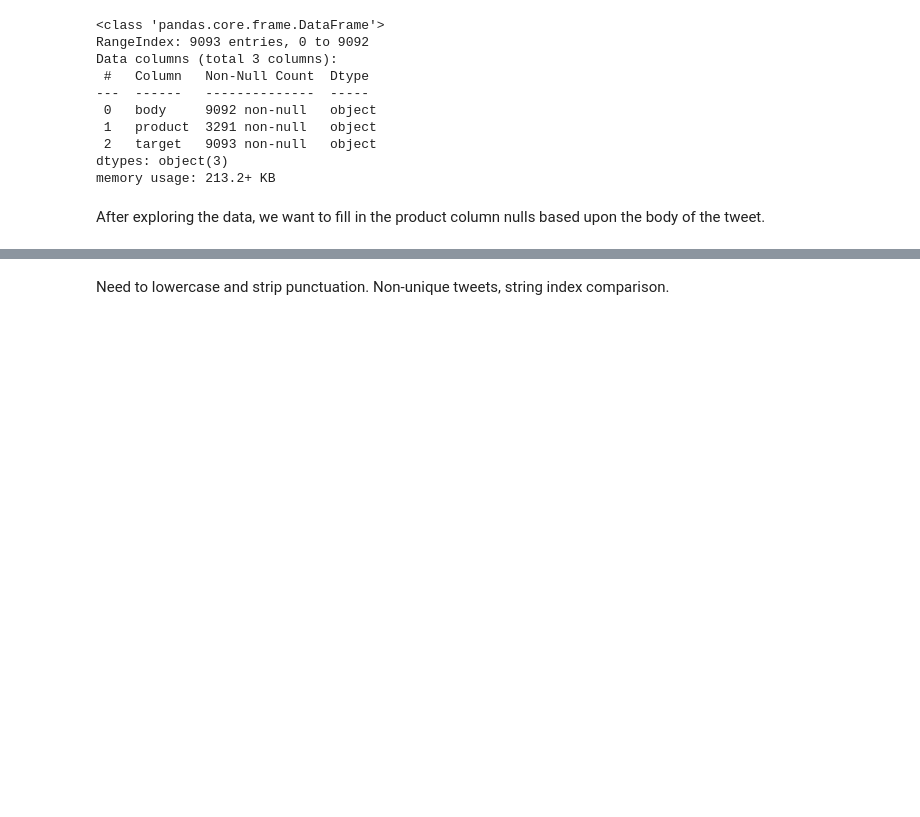
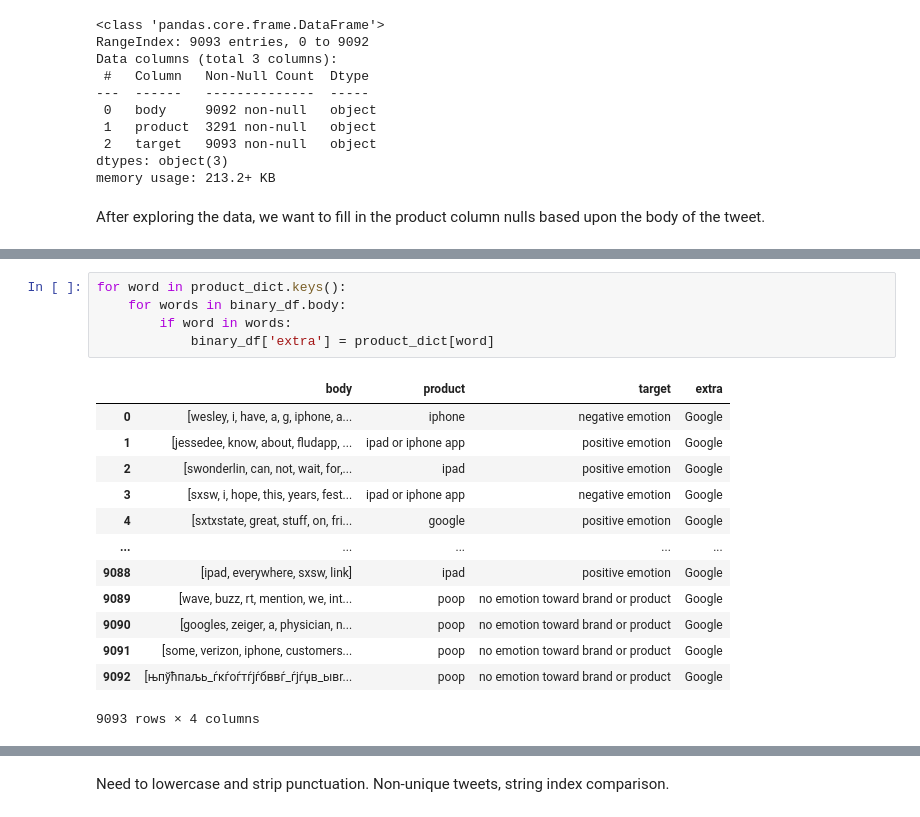
Before and after one commit to Kmulla19/Project4, a Jupyter notebook: notebook.ipynb, the cells around one changed output, grey strips where cells are left out. Saved outputs shown, nothing was run; the diff lists cells and outputs as text; blank space fills up the shorter version.

```diff
--- a/notebook.ipynb
+++ b/notebook.ipynb
@@ -142,0 +244,19 @@ binary_df
+# %%
+for word in product_dict.keys():
+    for words in binary_df.body:
+        if word in words:
+            binary_df['extra'] = product_dict[word]
+# %% [output]
+|  | body | product | target | extra |
+| 0 | [wesley, i, have, a, g, iphone, a... | iphone | negative emotion | Google |
+| 1 | [jessedee, know, about, fludapp, ... | ipad or iphone app | positive emotion | Google |
+| 2 | [swonderlin, can, not, wait, for,... | ipad | positive emotion | Google |
+| 3 | [sxsw, i, hope, this, years, fest... | ipad or iphone app | negative emotion | Google |
+| 4 | [sxtxstate, great, stuff, on, fri... | google | positive emotion | Google |
+| ... | ... | ... | ... | ... |
+| 9088 | [ipad, everywhere, sxsw, link] | ipad | positive emotion | Google |
+| 9089 | [wave, buzz, rt, mention, we, int... | poop | no emotion toward brand or product | Google |
+| 9090 | [googles, zeiger, a, physician, n... | poop | no emotion toward brand or product | Google |
+| 9091 | [some, verizon, iphone, customers... | poop | no emotion toward brand or product | Google |
+| 9092 | [њпўћпаљь_ѓкѓоѓтѓјѓбввѓ_ѓјѓџв_ывr... | poop | no emotion toward brand or product | Google |
+9093 rows × 4 columns
```
Also changed, not shown: parts of 27 cells of this notebook.
